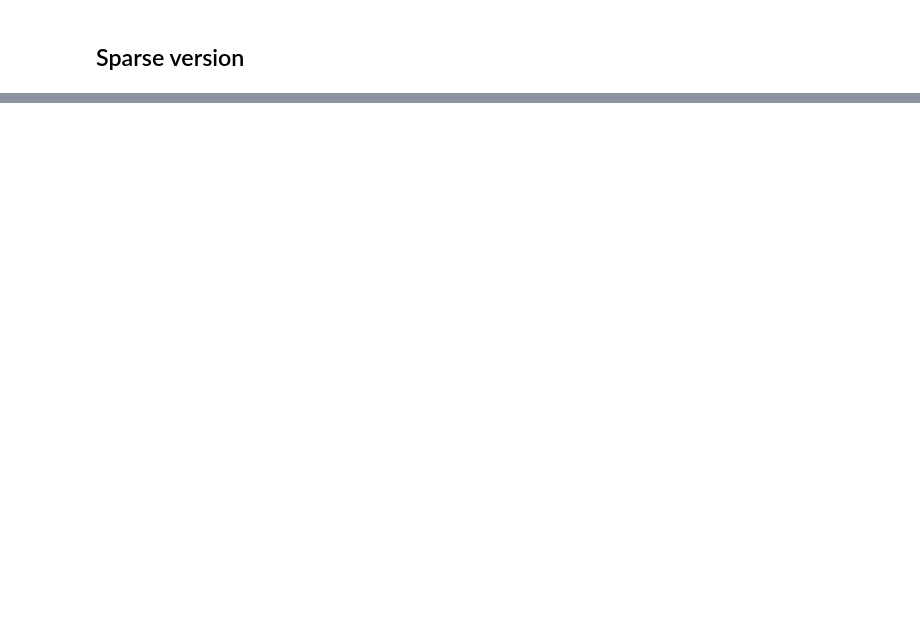
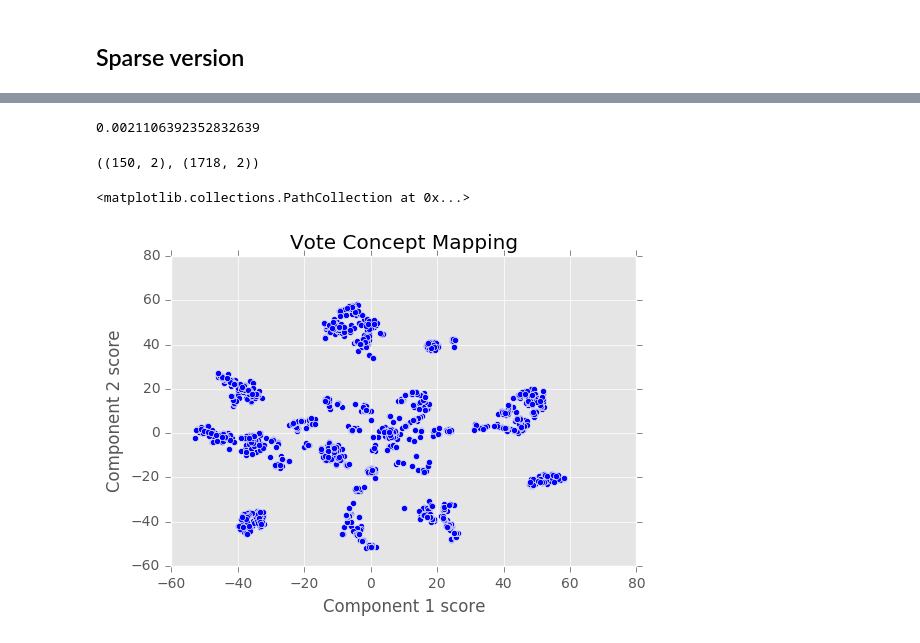
Before and after one commit to lazareGirardin/DataJamDays, a Jupyter notebook: Parlement_all_votes.ipynb, the cells around one changed output, grey strips where cells are left out. Drawn from its saved outputs; the diff is of its cells as text; code cells hidden in the pictures; blank space fills up the shorter version.

```diff
--- a/Parlement_all_votes.ipynb
+++ b/Parlement_all_votes.ipynb
@@ -160,4 +254,4 @@ plt.show()
 # %%
-model = NMF(n_components=7, init='random', random_state=0)
+model = NMF(n_components=150, init='random', random_state=0)
 W = model.fit_transform(clean_df)
 H = model.components_
@@ -166,6 +264,8 @@ from sklearn.metrics import mean_squared_error
 
 nR = np.dot(W,H)
 mean_squared_error(clean_df.values.flatten(), list(nR.flatten()))
+# %% [output]
+0.0021106392352832639
 # %%
 from sklearn.manifold import TSNE
 # %%
@@ -173,14 +273,21 @@ W_embedded = TSNE(n_components=2).fit_transform(W)
 H_embedded = TSNE(n_components=2).fit_transform(H)
 # %%
 H_embedded.shape, W_embedded.shape
+# %% [output]
+((150, 2), (1718, 2))
+# %%
+plt.style.use('ggplot')
 # %%
 plt.figure(1)
-plt.title("Politician Concept Mapping")
-x = H_embedded[0,:]
-y = H_embedded[1,:]
+plt.title("Vote Concept Mapping")
+x = W_embedded[0,:]
+y = W_embedded[1,:]
 color_dict = {4:'chocolate', 2:'red', 1:'blue', 6:'green'}
 plt.xlabel("Component 1 score")
 plt.ylabel("Component 2 score")
-j=0
-for i,c in enumerate(good_dict):
-    plt.scatter(H_embedded[0,:][i], H_embedded[1,:][i], color=color_dict[party_dict[good_dict[c]]])
+
+
+plt.scatter(W_embedded[:,0], W_embedded[:,1])
+# %% [output]
+<matplotlib.collections.PathCollection at 0x...>
+[figure, added]
```
Also changed, not shown: parts of 22 cells of this notebook.
